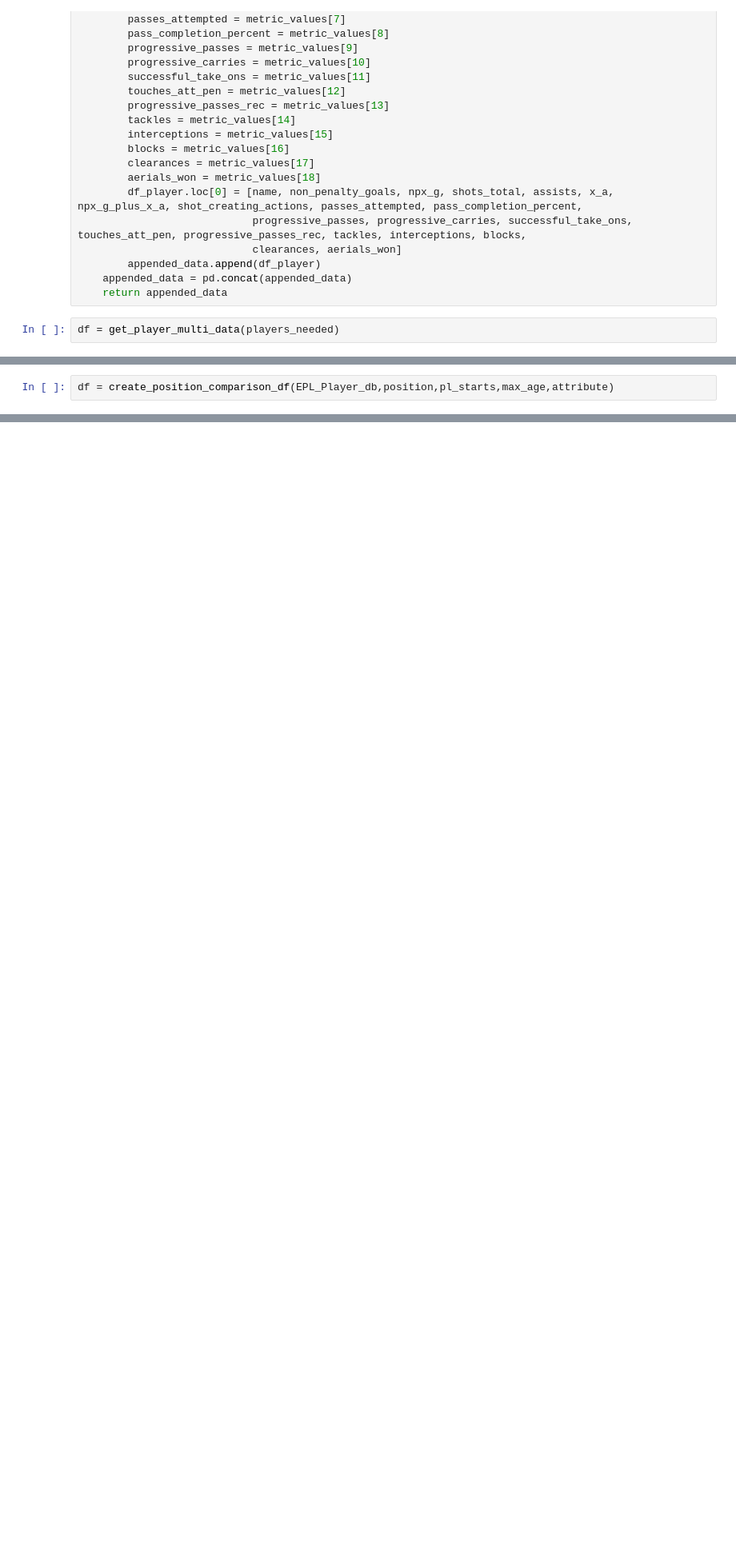
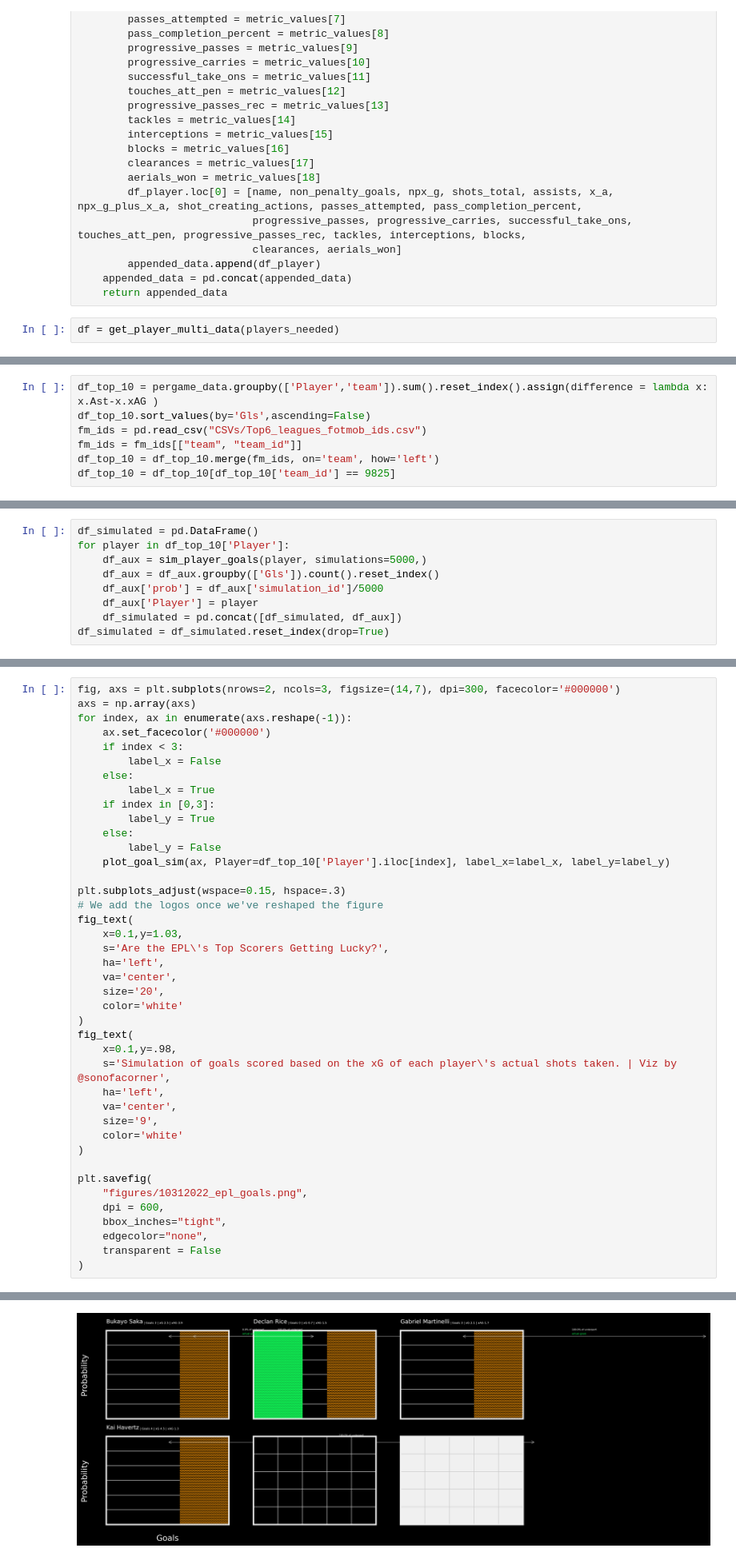
Before and after one commit to steveaq/Webs-Scraping-for-Fooball-Data-, a Jupyter notebook: FBREF - Building a Proxy Database 2.ipynb, the cells around one changed output, grey strips where cells are left out. Shown at 80% size. Drawn from its saved outputs; the diff is of its cells as text; blank space fills up the shorter version.

```diff
--- a/FBREF - Building a Proxy Database 2.ipynb
+++ b/FBREF - Building a Proxy Database 2.ipynb
@@ -835,2 +644,0 @@ def create_position_comparison_df(df,position,pl_starts,max_age,attribute):
-# %%
-df = create_position_comparison_df(EPL_Player_db,position,pl_starts,max_age,attribute)
@@ -956,0 +671,7 @@ a_values = per_90_dataframe.iloc[0].values.tolist()
+# %%
+df_top_10 = pergame_data.groupby(['Player','team']).sum().reset_index().assign(difference = lambda x: x.Ast-x.xAG )
+df_top_10.sort_values(by='Gls',ascending=False)
+fm_ids = pd.read_csv("CSVs/Top6_leagues_fotmob_ids.csv")
+fm_ids = fm_ids[["team", "team_id"]]
+df_top_10 = df_top_10.merge(fm_ids, on='team', how='left')
+df_top_10 = df_top_10[df_top_10['team_id'] == 9825]
@@ -956,0 +709,9 @@ a_values = per_90_dataframe.iloc[0].values.tolist()
+# %%
+df_simulated = pd.DataFrame()
+for player in df_top_10['Player']:
+    df_aux = sim_player_goals(player, simulations=5000,)
+    df_aux = df_aux.groupby(['Gls']).count().reset_index()
+    df_aux['prob'] = df_aux['simulation_id']/5000
+    df_aux['Player'] = player
+    df_simulated = pd.concat([df_simulated, df_aux])
+df_simulated = df_simulated.reset_index(drop=True)
@@ -956,0 +801,42 @@ a_values = per_90_dataframe.iloc[0].values.tolist()
+# %%
+fig, axs = plt.subplots(nrows=2, ncols=3, figsize=(14,7), dpi=300, facecolor='#000000')
+axs = np.array(axs)
+for index, ax in enumerate(axs.reshape(-1)):
+    ax.set_facecolor('#000000')
+    if index < 3:
+        label_x = False
+    else:
+        label_x = True
+    if index in [0,3]:
+        label_y = True
+    else:
+        label_y = False
+    plot_goal_sim(ax, Player=df_top_10['Player'].iloc[index], label_x=label_x, label_y=label_y)
+
+plt.subplots_adjust(wspace=0.15, hspace=.3)
+# We add the logos once we've reshaped the figure
+fig_text(
+    x=0.1,y=1.03,
+    s='Are the EPL\'s Top Scorers Getting Lucky?',
+    ha='left',
+    va='center',
+    size='20',
+    color='white'
+)
+fig_text(
+    x=0.1,y=.98,
+    s='Simulation of goals scored based on the xG of each player\'s actual shots taken. | Viz by @sonofacorner',
+    ha='left',
+    va='center',
+    size='9',
+    color='white'
+)
+
+plt.savefig(
+	"figures/10312022_epl_goals.png",
+	dpi = 600,
+	bbox_inches="tight",
+    edgecolor="none",
+	transparent = False
+)
+# %% [output]
@@ -956,0 +844 @@ a_values = per_90_dataframe.iloc[0].values.tolist()
+[figure, added]
```
Also changed, not shown: parts of 39 cells of this notebook, 28 other files.
